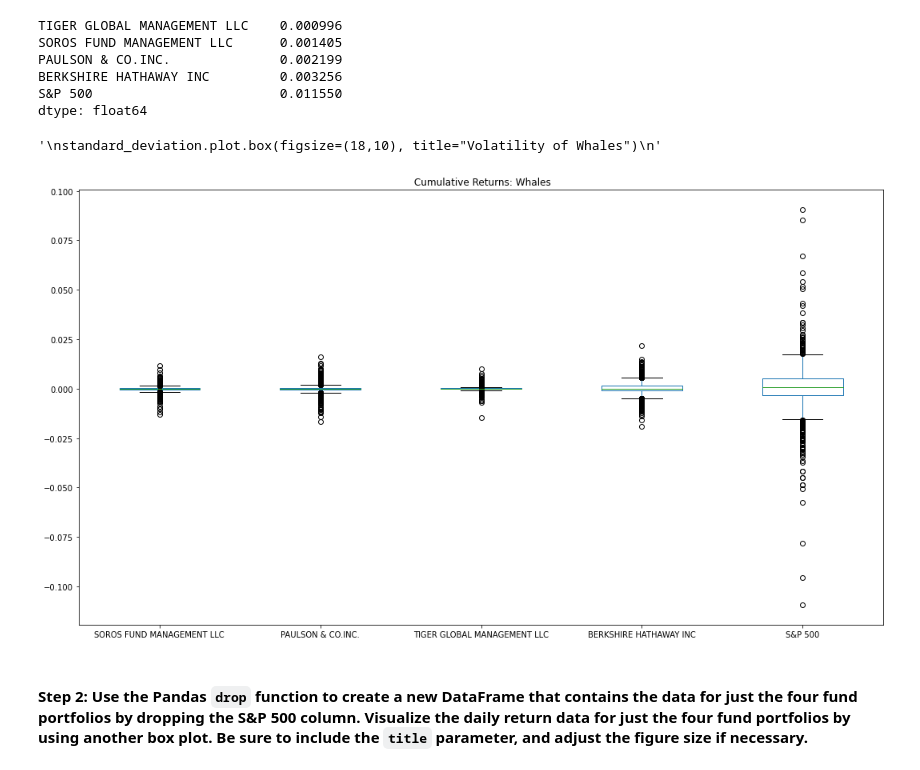
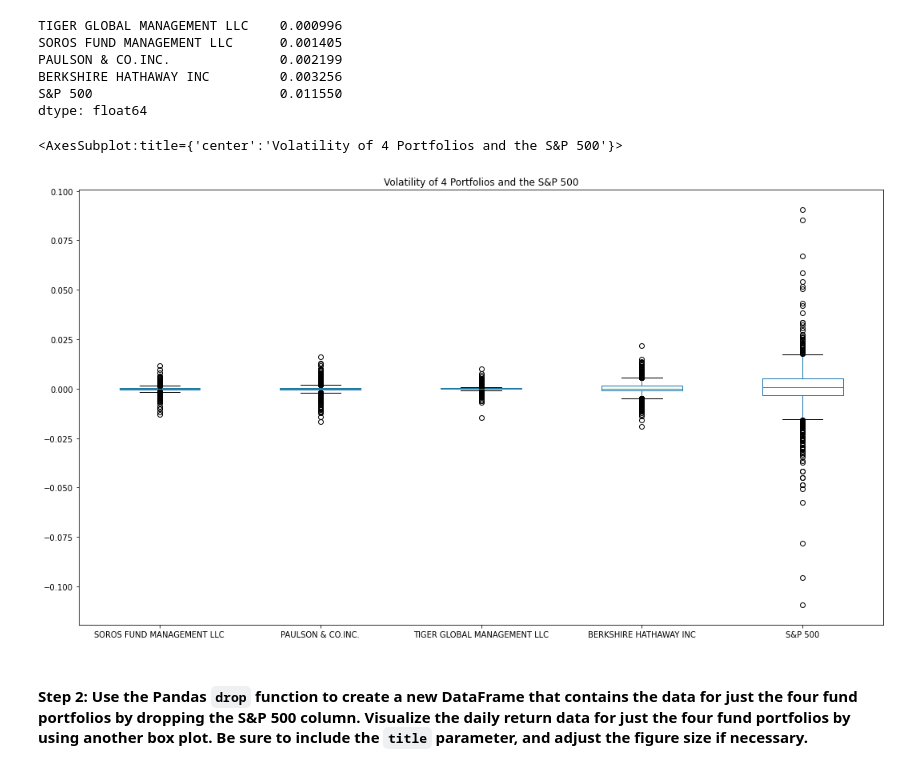
Before and after one commit to madhugirl/Whale-Investment-Opp, a Jupyter notebook: risk_return_analysis.ipynb, the cells around one changed output. Drawn from its saved outputs; the diff is of its cells as text; code cells hidden in the pictures.

```diff
--- a/risk_return_analysis.ipynb
+++ b/risk_return_analysis.ipynb
@@ -248,54 +248,18 @@ PAULSON & CO.INC.              0.002199
 BERKSHIRE HATHAWAY INC         0.003256
 S&P 500                        0.011550
 dtype: float64
-# %%
-# HHHEEELLLPPPP!!!!!
-# Use the daily return data to create box plots to visualize the volatility of the 4 funds and the S&P 500
-# Include a title parameter and adjust the figure size
-
-#  WHICH FUNCTION DO I USE TO CALULATE VOLATILITY?  HOW DO I PLOT THE
-
-"""
-stocks = pd.DataFrame({
-    'SOROS FUND MANAGEMENT' : ["date"],
-    'PAUSON & CO INC' : ["date"],
-    'TIGER GLOBAL MANAGEMENT LLC' : ["date"],
-    'BERKSHIRE HATHAWAY INC' : ["date"],
-    'S&P 500' : ["date"]
-})
-"""
-daily_returns.plot.box(
-    legend="True",
-    figsize=(18,10),
-    title=" Cumulative Returns: Whales")
-
-
-
-#standard_deviation = daily_returns.std(axis=1)
-#variance = daily_returns.var()
-#daily_returns.plot(kind='box', figsize=(18,10), title="Volatility of Whales")
-#daily_returns.plot.box(figsize=(18,10), title="Volatility of Whales")
-
-#ax = standard_deviation.plot.box(
-    #legend="True",
-    #figsize=(18,10),
-    #title=" Cumulative Returns: Whales")
-#standard_deviation.plot(ax=ax)
-
-
-#ax.legend(["SOROS FUND MANAGEMENT", "PAUSON & CO INC", "TIGER GLOBAL MANAGEMENT LLC", "BERKSHIRE HATHAWAY INC", "S&P 500"])
-
-
-"""
-standard_deviation.plot.box(figsize=(18,10), title="Volatility of Whales")
-"""
-#legend=stocks
-#variance.plot(variance=variance)
-#standard_deviation.legend(["SOROS FUND MANAGEMENT", "PAUSON & CO INC", "TIGER GLOBAL MANAGEMENT LLC", "BERKSHIRE HATHAWAY INC", "S&P 500"]
-#print(standard_deviation)
-# %% [output]
-'\nstandard_deviation.plot.box(figsize=(18,10), title="Volatility of Whales")\n'
-[figure, removed]
+# %%
+
+# Use the daily return data to create box plots to visualize the volatility of the 4 funds and the S&P 500
+# Include a title parameter and adjust the figure size
+
+daily_returns.plot.box(
+    legend="True",
+    figsize=(18,10),
+    title="Volatility of 4 Portfolios and the S&P 500")
+# %% [output]
+<AxesSubplot:title={'center':'Volatility of 4 Portfolios and the S&P 500'}>
+[figure, added]
 # %% [markdown]
 #### Step 2: Use the Pandas `drop` function to create a new DataFrame that contains the data for just the four fund portfolios by dropping the S&P 500 column. Visualize the daily return data for just the four fund portfolios by using another box plot. Be sure to include the `title` parameter, and adjust the figure size if necessary.
 # %%
```
Also changed, not shown: parts of 4 cells of this notebook.
